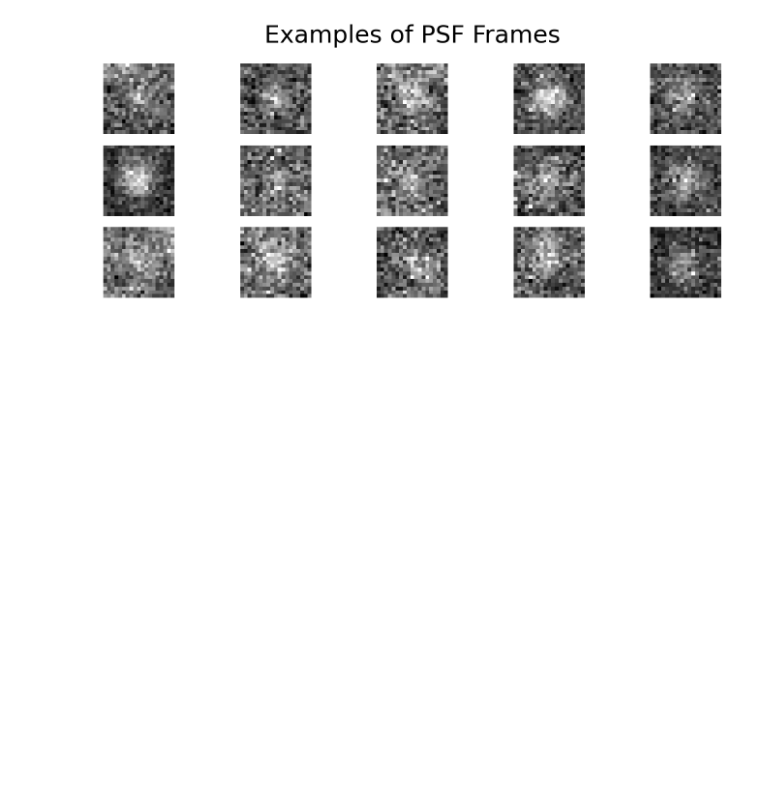
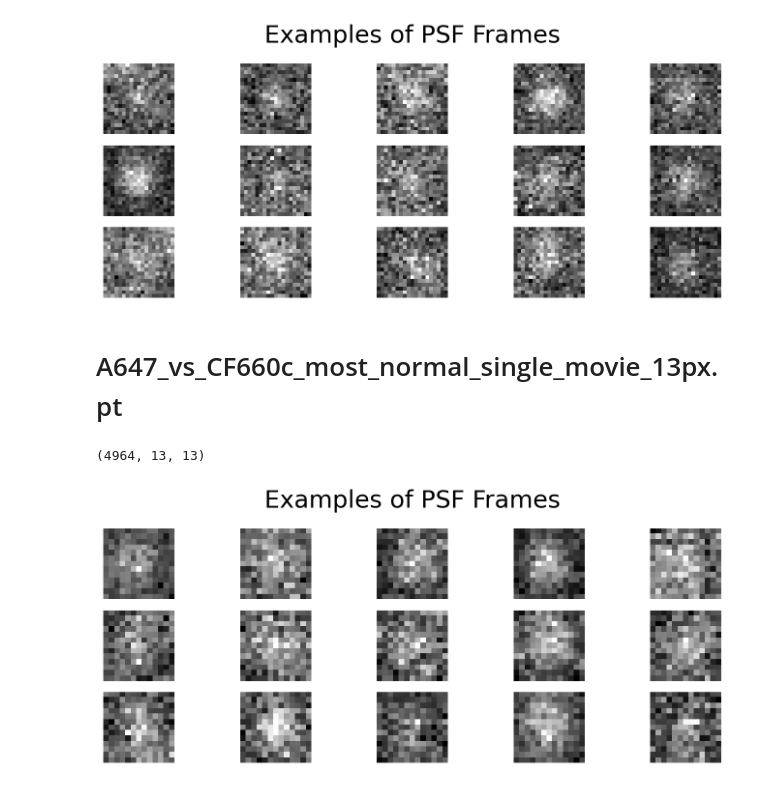
Before and after one commit to Max-Winga/Selvin-Lab-Fluorophore-Identification, a Jupyter notebook: Real_Data_Preprocessing.ipynb, the cells around one changed output. Cells and saved outputs as stored; diff of their text form; code cells hidden in the pictures; blank space fills up the shorter version.

```diff
--- a/Real_Data_Preprocessing.ipynb
+++ b/Real_Data_Preprocessing.ipynb
@@ -72,3 +74,27 @@ show_PSFs(CF660_PSFs_training)
 PSF_Data = MultiPSFDataset.create_from_PSFs([A647_PSFs_training, CF660_PSFs_training],
                                              class_names=["A647", "CF660c"])
 PSF_Data.save('Pytorch Datasets/Real Data (A647 CF660c)/A647_vs_CF660c_most_normal_single_movie.pt')
+# %% [markdown]
+# A647_vs_CF660c_most_normal_single_movie_13px.pt
+# %%
+minmass = 1500
+separation = 15
+diameter = 9
+frame_size = 13
+percentile =99.5
+movie_frames = [0, 10, 25, 50, 100, 150]
+plot = False
+with warnings.catch_warnings():
+    warnings.filterwarnings("ignore", category=UserWarning)
+    if plot:
+        A647_PSFs_training = get_PSF_frames(A647_movies_training[0], minmass, separation, diameter, frame_size,
+                                            percentile, print_progress=False, to_plot=True, movie_frames=movie_frames)
+    A647_PSFs_training = get_PSF_frames(A647_movies_training[0], minmass, separation, diameter, frame_size,
+                                        percentile, print_progress=True, to_plot=False)
+    # A647_PSFs_training = get_PSF_frames_movie_list(A647_movies_training, minmass, separation,
+    #                                                diameter, frame_size, percentile, print_progress=True)
+# %%
+show_PSFs(A647_PSFs_training)
+# %% [output]
+(4964, 13, 13)
+[figure, added]
```
Also changed, not shown: parts of 4 cells of this notebook, 3 other files.
